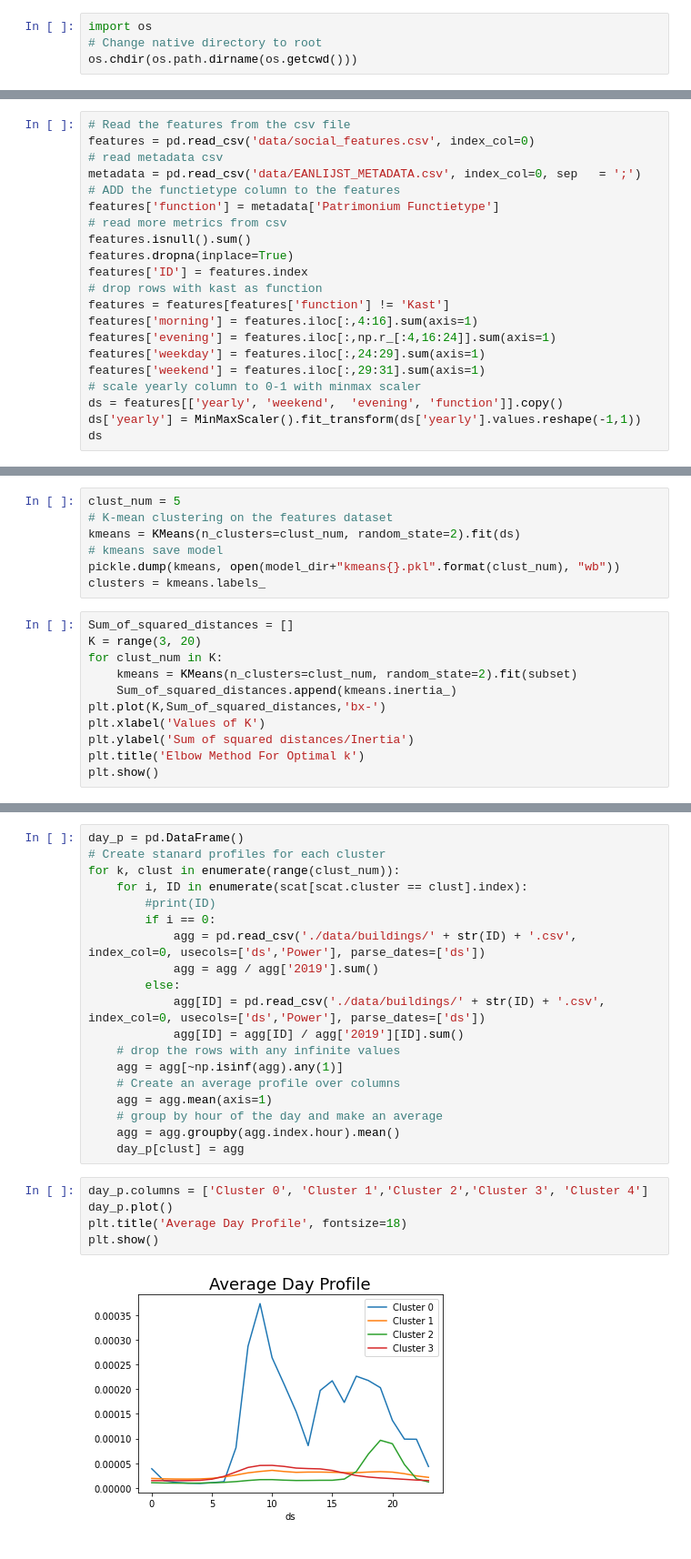
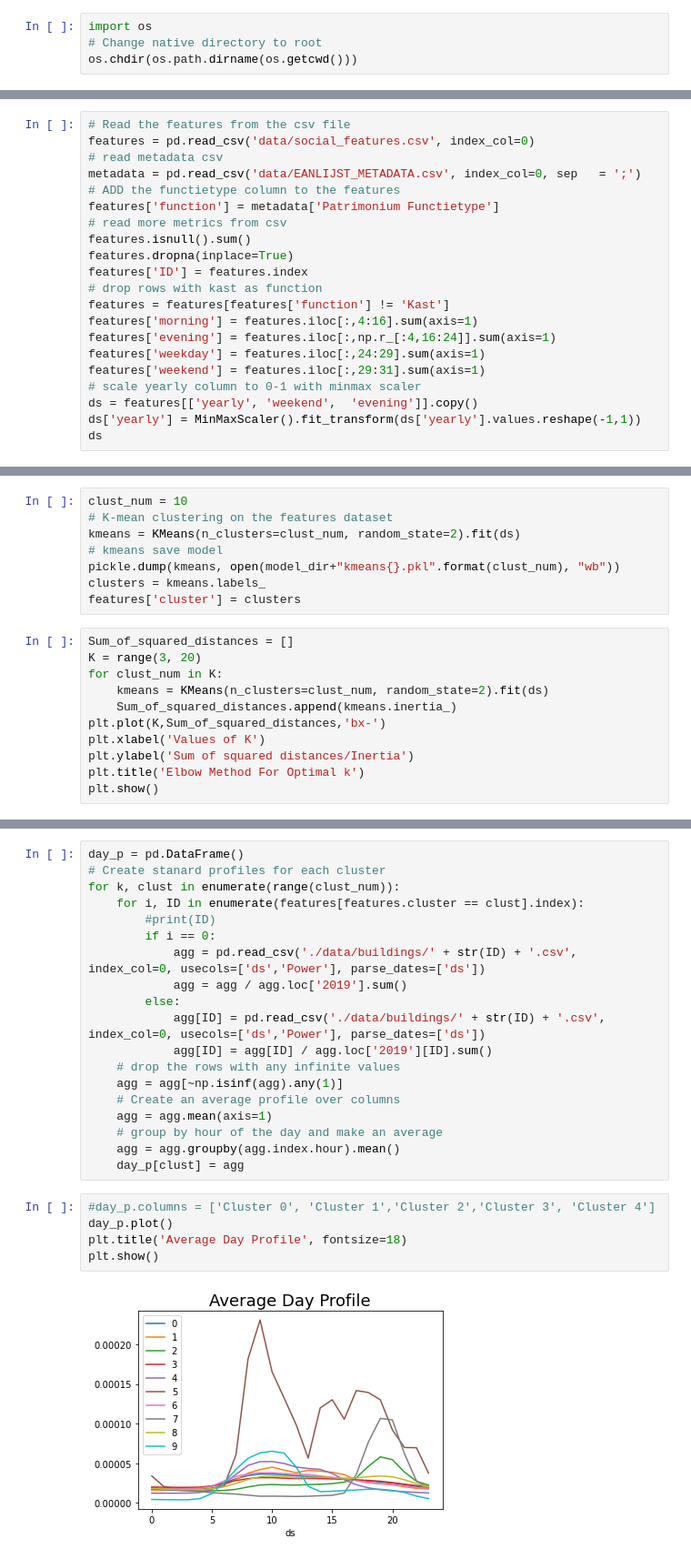
Before and after one commit to EVERGi/SLP_generator, a Jupyter notebook: notebooks/social_clustering.ipynb, the cells around one changed output, grey strips where cells are left out. Shown at 91% size. Cells and saved outputs as stored; diff of their text form.

Commit message:
kmeans columns

```diff
--- a/notebooks/social_clustering.ipynb
+++ b/notebooks/social_clustering.ipynb
@@ -41,7 +39,7 @@ features['evening'] = features.iloc[:,np.r_[:4,16:24]].sum(axis=1)
 features['weekday'] = features.iloc[:,24:29].sum(axis=1)
 features['weekend'] = features.iloc[:,29:31].sum(axis=1)
 # scale yearly column to 0-1 with minmax scaler
-ds = features[['yearly', 'weekend',  'evening', 'function']].copy()
+ds = features[['yearly', 'weekend',  'evening']].copy()
 ds['yearly'] = MinMaxScaler().fit_transform(ds['yearly'].values.reshape(-1,1))
 ds
 # %% [output]
@@ -61,15 +59,16 @@ ds
 # %%
-clust_num = 5
+clust_num = 10
 # K-mean clustering on the features dataset
 kmeans = KMeans(n_clusters=clust_num, random_state=2).fit(ds)
 # kmeans save model
 pickle.dump(kmeans, open(model_dir+"kmeans{}.pkl".format(clust_num), "wb"))
 clusters = kmeans.labels_
+features['cluster'] = clusters
 # %%
 Sum_of_squared_distances = []
 K = range(3, 20)
 for clust_num in K:
-    kmeans = KMeans(n_clusters=clust_num, random_state=2).fit(subset)
+    kmeans = KMeans(n_clusters=clust_num, random_state=2).fit(ds)
     Sum_of_squared_distances.append(kmeans.inertia_)
 plt.plot(K,Sum_of_squared_distances,'bx-')
 plt.xlabel('Values of K')
@@ -181,14 +143,14 @@ counts.loc[counts.sum(axis=1).sort_values(ascending=False).index]
 day_p = pd.DataFrame()
 # Create stanard profiles for each cluster
 for k, clust in enumerate(range(clust_num)):
-    for i, ID in enumerate(scat[scat.cluster == clust].index):
+    for i, ID in enumerate(features[features.cluster == clust].index):
         #print(ID)
         if i == 0:
             agg = pd.read_csv('./data/buildings/' + str(ID) + '.csv', index_col=0, usecols=['ds','Power'], parse_dates=['ds'])
-            agg = agg / agg['2019'].sum()
+            agg = agg / agg.loc['2019'].sum()
         else:
             agg[ID] = pd.read_csv('./data/buildings/' + str(ID) + '.csv', index_col=0, usecols=['ds','Power'], parse_dates=['ds'])
-            agg[ID] = agg[ID] / agg['2019'][ID].sum()
+            agg[ID] = agg[ID] / agg.loc['2019'][ID].sum()
     # drop the rows with any infinite values
     agg = agg[~np.isinf(agg).any(1)]
     # Create an average profile over columns
@@ -197,12 +159,12 @@ for k, clust in enumerate(range(clust_num)):
     agg = agg.groupby(agg.index.hour).mean()
     day_p[clust] = agg
 # %%
-day_p.columns = ['Cluster 0', 'Cluster 1','Cluster 2','Cluster 3', 'Cluster 4']
+#day_p.columns = ['Cluster 0', 'Cluster 1','Cluster 2','Cluster 3', 'Cluster 4']
 day_p.plot()
 plt.title('Average Day Profile', fontsize=18)
 plt.show()
 # %% [output]
-[figure, old version]
+[figure, new version]
 # %%
 weekly_p = pd.DataFrame()
 # Create stanard profiles for each cluster
```
Also changed, not shown: parts of 11 cells of this notebook.
